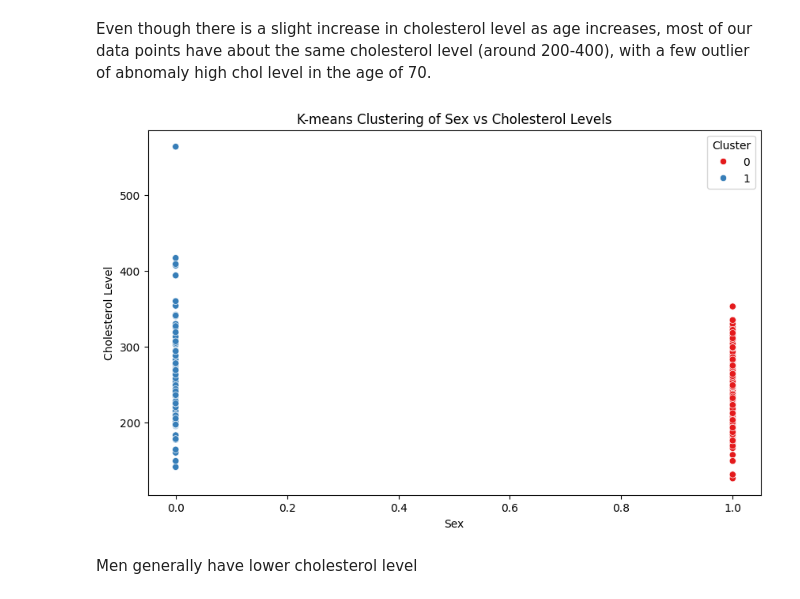
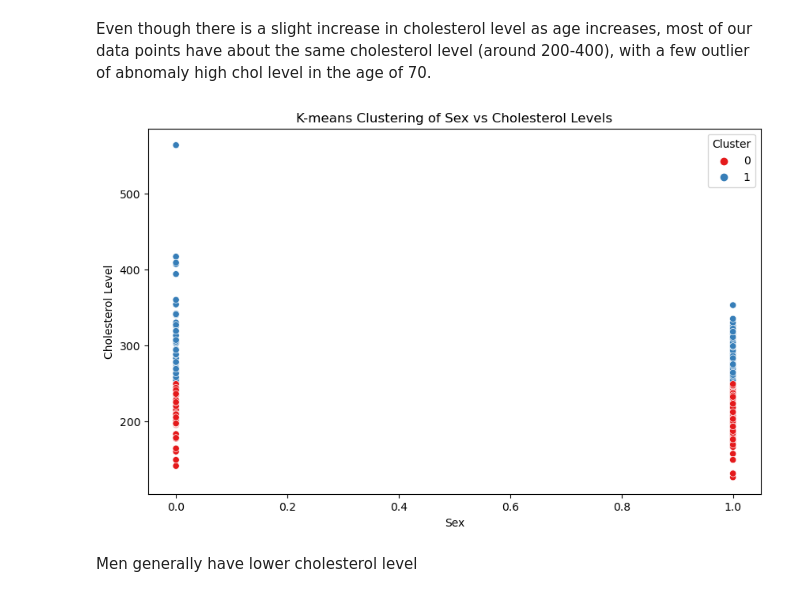
Before and after one commit to thuvu17/ml-train-heart-attack, a Jupyter notebook: heart_attack.ipynb, the cells around one changed output. Cells and saved outputs as stored; diff of their text form; code cells hidden in the pictures.

```diff
--- a/heart_attack.ipynb
+++ b/heart_attack.ipynb
@@ -137,27 +136,26 @@ plt.show()
 Even though there is a slight increase in cholesterol level as age increases, most of our data points have about the same cholesterol level (around 200-400), with a few outlier of abnomaly high chol level in the age of 70.
 # %%
 # Visualize the clusters
-# Select relevant features for clustering (e.g., age and cholesterol levels)
-X = data[:, [1, 4]]  # 'sex' is the second column and 'chol' is the fifth column
-X_normalized = scaler.fit_transform(X)
+# Select relevant features for clustering
+X_sex_chol = data[:, [1, 4]]  # 'sex' is the second column and 'chol' is the fifth column
 
 # Define the number of clusters (K)
 k = 2
 
 # Apply K-means clustering with specified number of clusters and single initialization
 kmeans = KMeans(n_clusters=k, random_state=42, n_init=1)
-clusters = kmeans.fit_predict(X_normalized)
+clusters = kmeans.fit_predict(X_sex_chol)
 
 
 plt.figure(figsize=(10, 6))
-sns.scatterplot(x=X[:, 0], y=X[:, 1], hue=clusters, palette='Set1', legend='full')
+sns.scatterplot(x=X_sex_chol[:, 0], y=X_sex_chol[:, 1], hue=clusters, palette='Set1', legend='full')
 plt.title('K-means Clustering of Sex vs Cholesterol Levels')
 plt.xlabel('Sex')
 plt.ylabel('Cholesterol Level')
 plt.legend(title='Cluster')
 plt.show()
 # %% [output]
-[figure, old version]
+[figure, new version]
 # %% [markdown]
 Men generally have lower cholesterol level
 # %%
```
Also changed, not shown: parts of 86 cells of this notebook.
